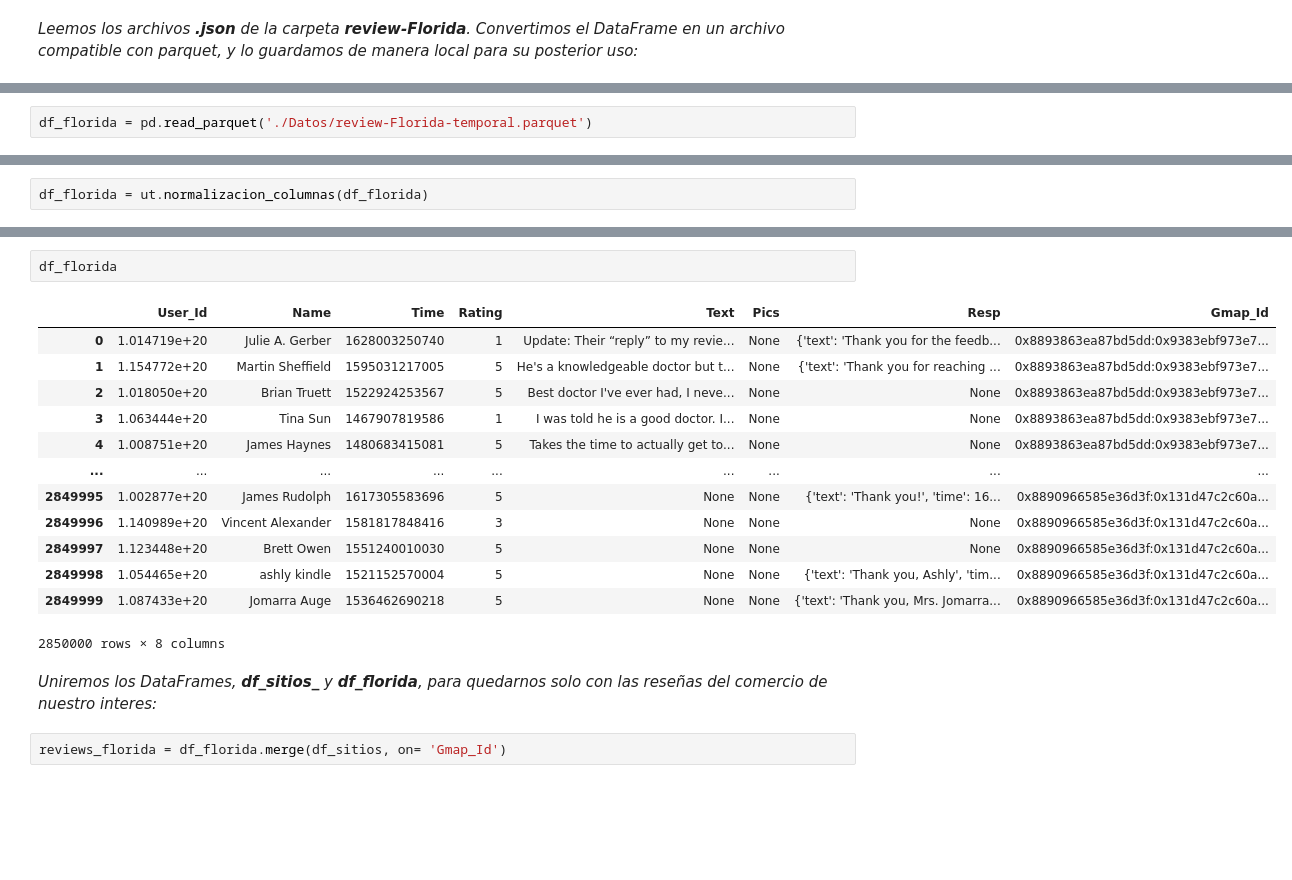
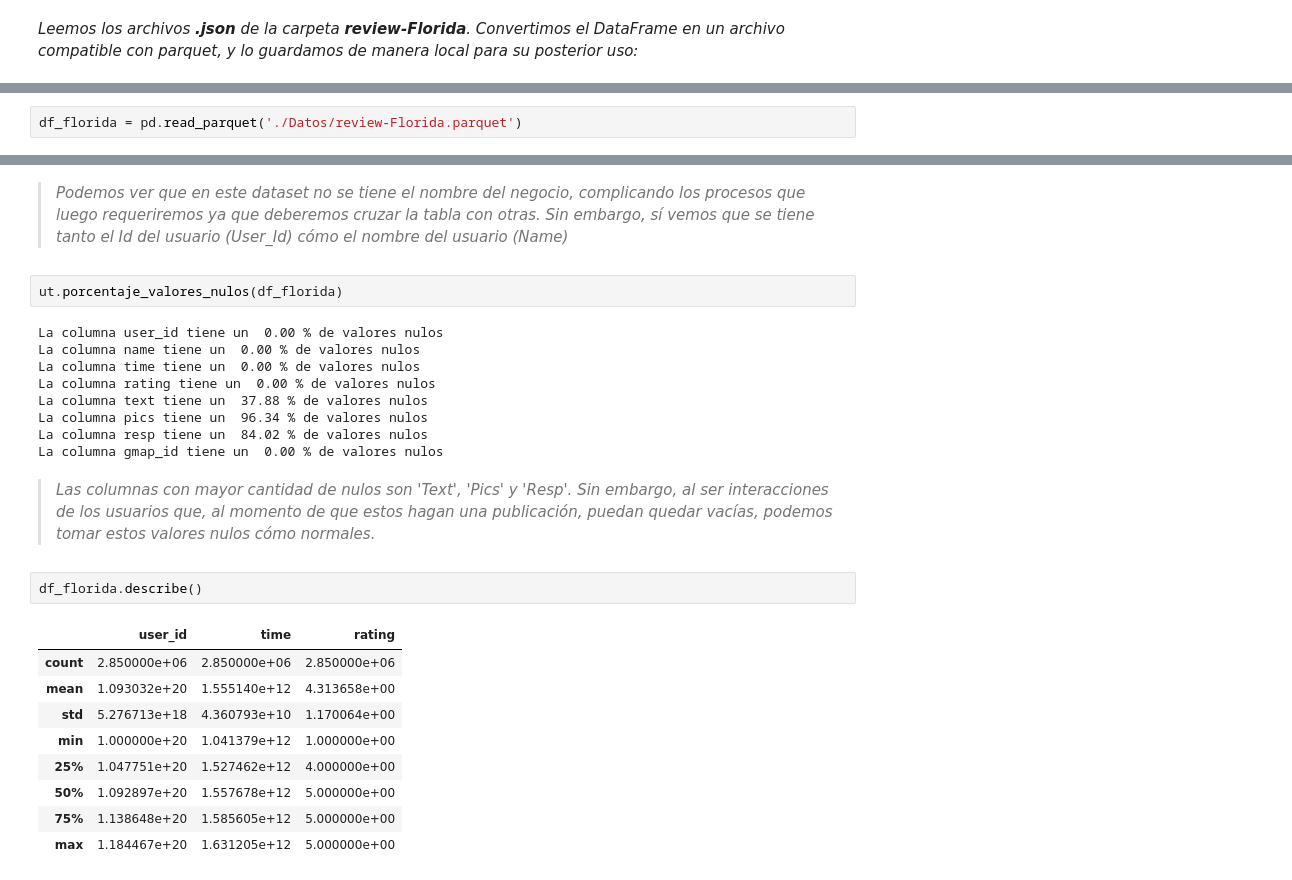
Before and after one commit to MiliTrres/PF_Reviews-Recommendation_Henry, a Jupyter notebook: EDA.ipynb, the cells around one changed output, grey strips where cells are left out. Drawn from its saved outputs; the diff is of its cells as text; blank space fills up the shorter version.

```diff
--- a/EDA.ipynb
+++ b/EDA.ipynb
@@ -1117,2 +1148,2 @@ else:
 # %%
-df_florida = pd.read_parquet('./Datos/review-Florida-temporal.parquet')
+df_florida = pd.read_parquet('./Datos/review-Florida.parquet')
@@ -1121,2 +1149,0 @@ df_florida = pd.read_parquet('./Datos/review-Florida-temporal.parquet')
-# %%
-df_florida = ut.normalizacion_columnas(df_florida)
@@ -1123,20 +1174,27 @@ df_florida = ut.normalizacion_columnas(df_florida)
+# %% [markdown]
+> *Podemos ver que en este dataset no se tiene el nombre del negocio, complicando los procesos que luego requeriremos ya que deberemos cruzar la tabla con otras. Sin embargo, sí vemos que se tiene tanto el Id del usuario (User_Id) cómo el nombre del usuario (Name)*
+# %%
+ut.porcentaje_valores_nulos(df_florida)
+# %% [output]
+La columna user_id tiene un  0.00 % de valores nulos
+La columna name tiene un  0.00 % de valores nulos
+La columna time tiene un  0.00 % de valores nulos
+La columna rating tiene un  0.00 % de valores nulos
+La columna text tiene un  37.88 % de valores nulos
+La columna pics tiene un  96.34 % de valores nulos
+La columna resp tiene un  84.02 % de valores nulos
+La columna gmap_id tiene un  0.00 % de valores nulos
+# %% [markdown]
+> *Las columnas con mayor cantidad de nulos son 'Text', 'Pics' y 'Resp'. Sin embargo, al ser interacciones de los usuarios que, al momento de que estos hagan una publicación, puedan quedar vacías, podemos tomar estos valores nulos cómo normales.*
 # %%
-df_florida
+df_florida.describe()
 # %% [output]
-|  | User_Id | Name | Time | Rating | Text | Pics | Resp | Gmap_Id |
-| 0 | 1.014719e+20 | Julie A. Gerber | 1628003250740 | 1 | Update: Their “reply” to my revie... | None | {'text': 'Thank you for the feedb... | 0x8893863ea87bd5dd:0x9383ebf973e7... |
-| 1 | 1.154772e+20 | Martin Sheffield | 1595031217005 | 5 | He's a knowledgeable doctor but t... | None | {'text': 'Thank you for reaching ... | 0x8893863ea87bd5dd:0x9383ebf973e7... |
-| 2 | 1.018050e+20 | Brian Truett | 1522924253567 | 5 | Best doctor I've ever had, I neve... | None | None | 0x8893863ea87bd5dd:0x9383ebf973e7... |
-| 3 | 1.063444e+20 | Tina Sun | 1467907819586 | 1 | I was told he is a good doctor. I... | None | None | 0x8893863ea87bd5dd:0x9383ebf973e7... |
-| 4 | 1.008751e+20 | James Haynes | 1480683415081 | 5 | Takes the time to actually get to... | None | None | 0x8893863ea87bd5dd:0x9383ebf973e7... |
-| ... | ... | ... | ... | ... | ... | ... | ... | ... |
-| 2849995 | 1.002877e+20 | James Rudolph | 1617305583696 | 5 | None | None | {'text': 'Thank you!', 'time': 16... | 0x8890966585e36d3f:0x131d47c2c60a... |
-| 2849996 | 1.140989e+20 | Vincent Alexander | 1581817848416 | 3 | None | None | None | 0x8890966585e36d3f:0x131d47c2c60a... |
-| 2849997 | 1.123448e+20 | Brett Owen | 1551240010030 | 5 | None | None | None | 0x8890966585e36d3f:0x131d47c2c60a... |
-| 2849998 | 1.054465e+20 | ashly kindle | 1521152570004 | 5 | None | None | {'text': 'Thank you, Ashly', 'tim... | 0x8890966585e36d3f:0x131d47c2c60a... |
-| 2849999 | 1.087433e+20 | Jomarra Auge | 1536462690218 | 5 | None | None | {'text': 'Thank you, Mrs. Jomarra... | 0x8890966585e36d3f:0x131d47c2c60a... |
+|  | user_id | time | rating |
+| count | 2.850000e+06 | 2.850000e+06 | 2.850000e+06 |
+| mean | 1.093032e+20 | 1.555140e+12 | 4.313658e+00 |
+| std | 5.276713e+18 | 4.360793e+10 | 1.170064e+00 |
+| min | 1.000000e+20 | 1.041379e+12 | 1.000000e+00 |
+| 25% | 1.047751e+20 | 1.527462e+12 | 4.000000e+00 |
+| 50% | 1.092897e+20 | 1.557678e+12 | 5.000000e+00 |
+| 75% | 1.138648e+20 | 1.585605e+12 | 5.000000e+00 |
+| max | 1.184467e+20 | 1.631205e+12 | 5.000000e+00 |
-2850000 rows × 8 columns
-# %% [markdown]
-*Uniremos los DataFrames, **df_sitios_** y **df_florida**, para quedarnos solo con las reseñas del comercio de nuestro interes:*
-# %%
-reviews_florida = df_florida.merge(df_sitios, on= 'Gmap_Id')
```
Also changed, not shown: parts of 53 cells of this notebook, 3 other files.
